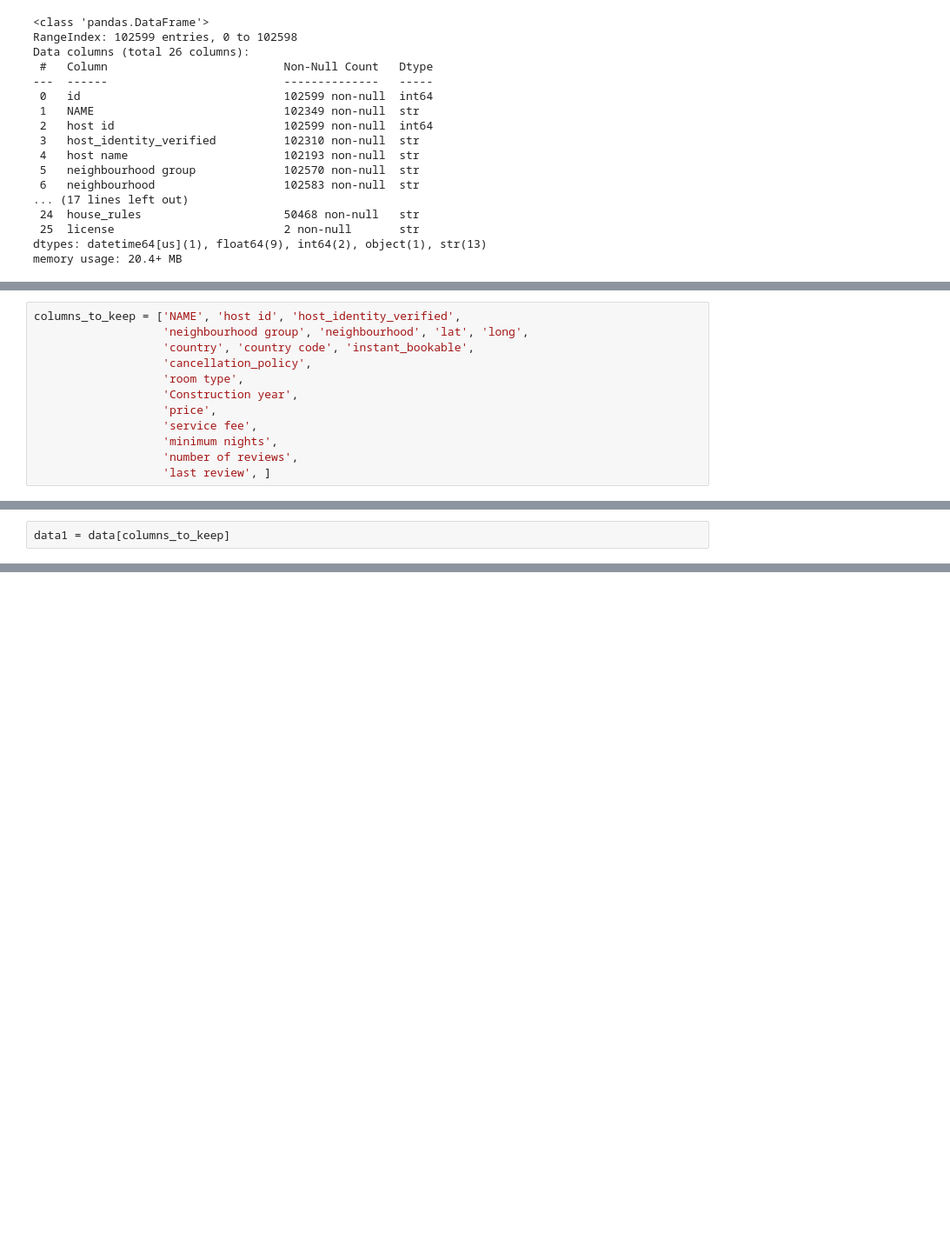
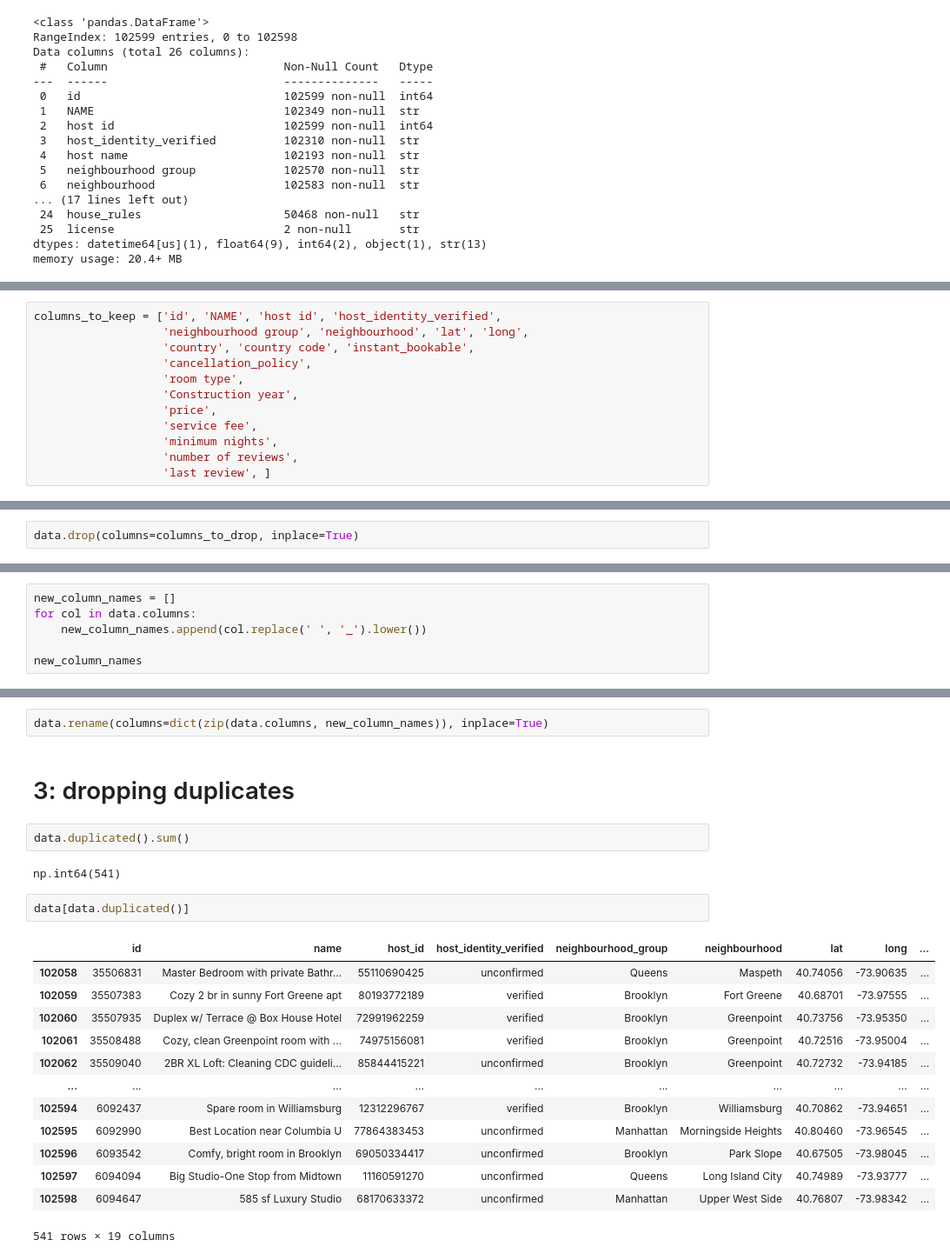
Before and after one commit to amirhjadidi/Data-Cleaning-Framework, a Jupyter notebook: airbnb/airbnb_dataset_cleaning.ipynb, the cells around one changed output, grey strips where cells are left out. Shown at 87% size. Saved outputs shown, nothing was run; the diff lists cells and outputs as text; blank space fills up the shorter version.

Commit message:
finished the cleaning of airbnb dataset

```diff
--- a/airbnb/airbnb_dataset_cleaning.ipynb
+++ b/airbnb/airbnb_dataset_cleaning.ipynb
@@ -46,5 +82,5 @@ columns
 # %%
-columns_to_keep = ['NAME', 'host id', 'host_identity_verified',
+columns_to_keep = ['id', 'NAME', 'host id', 'host_identity_verified',
                    'neighbourhood group', 'neighbourhood', 'lat', 'long',
                    'country', 'country code', 'instant_bookable',
                    'cancellation_policy',
@@ -60,2 +108,2 @@ columns_to_drop = [col for col in columns if col not in columns_to_keep]
 # %%
-data1 = data[columns_to_keep]
+data.drop(columns=columns_to_drop, inplace=True)
@@ -63,0 +112,6 @@ data2 = data.drop(columns_to_drop, axis=1)
+# %%
+new_column_names = []
+for col in data.columns:
+    new_column_names.append(col.replace(' ', '_').lower())
+
+new_column_names
@@ -63,0 +138,24 @@ data2 = data.drop(columns_to_drop, axis=1)
+# %%
+data.rename(columns=dict(zip(data.columns, new_column_names)), inplace=True)
+# %% [markdown]
+# 3: dropping duplicates
+# %%
+data.duplicated().sum()
+# %% [output]
+np.int64(541)
+# %%
+data[data.duplicated()]
+# %% [output]
+|  | id | name | host_id | host_identity_verified | neighbourhood_group | neighbourhood | lat | long | ... |
+| 102058 | 35506831 | Master Bedroom with private Bathr... | 55110690425 | unconfirmed | Queens | Maspeth | 40.74056 | -73.90635 | ... |
+| 102059 | 35507383 | Cozy 2 br in sunny Fort Greene apt | 80193772189 | verified | Brooklyn | Fort Greene | 40.68701 | -73.97555 | ... |
+| 102060 | 35507935 | Duplex w/ Terrace @ Box House Hotel | 72991962259 | verified | Brooklyn | Greenpoint | 40.73756 | -73.95350 | ... |
+| 102061 | 35508488 | Cozy, clean Greenpoint room with ... | 74975156081 | verified | Brooklyn | Greenpoint | 40.72516 | -73.95004 | ... |
+| 102062 | 35509040 | 2BR XL Loft: Cleaning CDC guideli... | 85844415221 | unconfirmed | Brooklyn | Greenpoint | 40.72732 | -73.94185 | ... |
+| ... | ... | ... | ... | ... | ... | ... | ... | ... | ... |
+| 102594 | 6092437 | Spare room in Williamsburg | 12312296767 | verified | Brooklyn | Williamsburg | 40.70862 | -73.94651 | ... |
+| 102595 | 6092990 | Best Location near Columbia U | 77864383453 | unconfirmed | Manhattan | Morningside Heights | 40.80460 | -73.96545 | ... |
+| 102596 | 6093542 | Comfy, bright room in Brooklyn | 69050334417 | unconfirmed | Brooklyn | Park Slope | 40.67505 | -73.98045 | ... |
+| 102597 | 6094094 | Big Studio-One Stop from Midtown | 11160591270 | unconfirmed | Queens | Long Island City | 40.74989 | -73.93777 | ... |
+| 102598 | 6094647 | 585 sf Luxury Studio | 68170633372 | unconfirmed | Manhattan | Upper West Side | 40.76807 | -73.98342 | ... |
+541 rows × 19 columns
```
Also changed, not shown: parts of 28 cells of this notebook.
